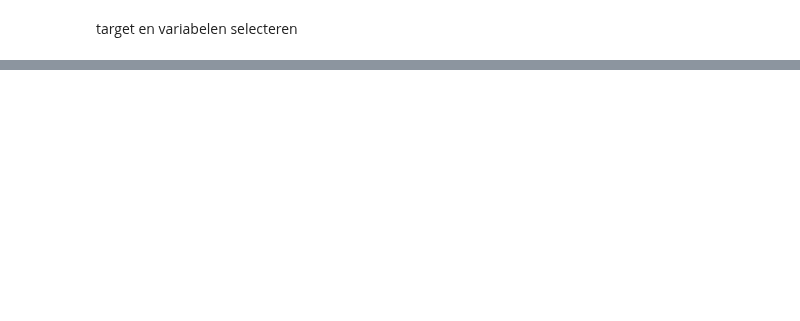
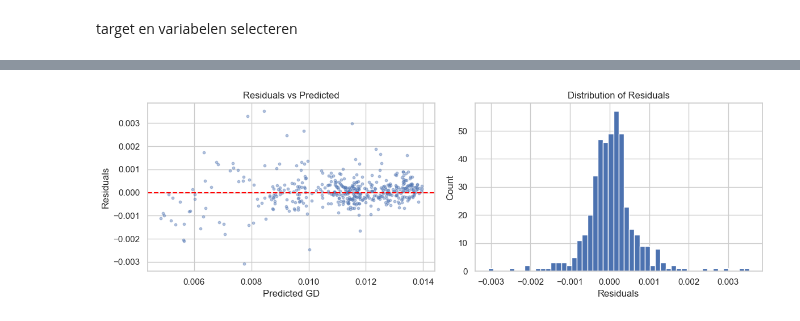
Before and after one commit to KatoMonteyne/Bachelorproef, a Jupyter notebook: model_GD.ipynb, the cells around one changed output, grey strips where cells are left out. Cells and saved outputs as stored; diff of their text form; code cells hidden in the pictures; blank space fills up the shorter version.

```diff
--- a/model_GD.ipynb
+++ b/model_GD.ipynb
@@ -205,0 +300,9 @@ Shape before cleaning: (2452, 43)
+# %%
+rf = RandomForestRegressor(
+    n_estimators=500,
+    max_depth=20,
+    min_samples_leaf=10,
+    random_state=42,
+    n_jobs=1,
+)
+rf.fit(X_train, y_train)
@@ -205,0 +316,13 @@ Shape before cleaning: (2452, 43)
+# %%
+y_pred = rf.predict(X_test)
+
+r2_train = rf.score(X_train, y_train)
+rmse = np.sqrt(mean_squared_error(y_test, y_pred))
+mae = mean_absolute_error(y_test, y_pred)
+r2 = r2_score(y_test, y_pred)
+
+print(f"Train R²: {r2_train:.4f}")
+print(f"Test R²: {r2:.4f}")
+print(f"RMSE: {rmse:.4f}")
+print(f"MAE: {mae:.4f}")
+print(f"\nTrain-test gap: {r2_train - r2:.4f}")
@@ -205,0 +350,20 @@ Shape before cleaning: (2452, 43)
+# %%
+residuals = y_test - y_pred
+
+fig, axes = plt.subplots(1,2, figsize = (12,4))
+
+axes[0].scatter(y_pred, residuals, alpha=0.4, s=10)
+axes[0].axhline(0, color='red', linestyle='--')
+axes[0].set_xlabel("Predicted GD")
+axes[0].set_ylabel("Residuals")
+axes[0].set_title("Residuals vs Predicted")
+
+axes[1].hist(residuals, bins=50, edgecolor='white')
+axes[1].set_xlabel("Residuals")
+axes[1].set_ylabel("Count")
+axes[1].set_title("Distribution of Residuals")
+
+plt.tight_layout()
+plt.show()
+# %% [output]
+[figure, added]
```
Also changed, not shown: parts of 25 cells of this notebook.
